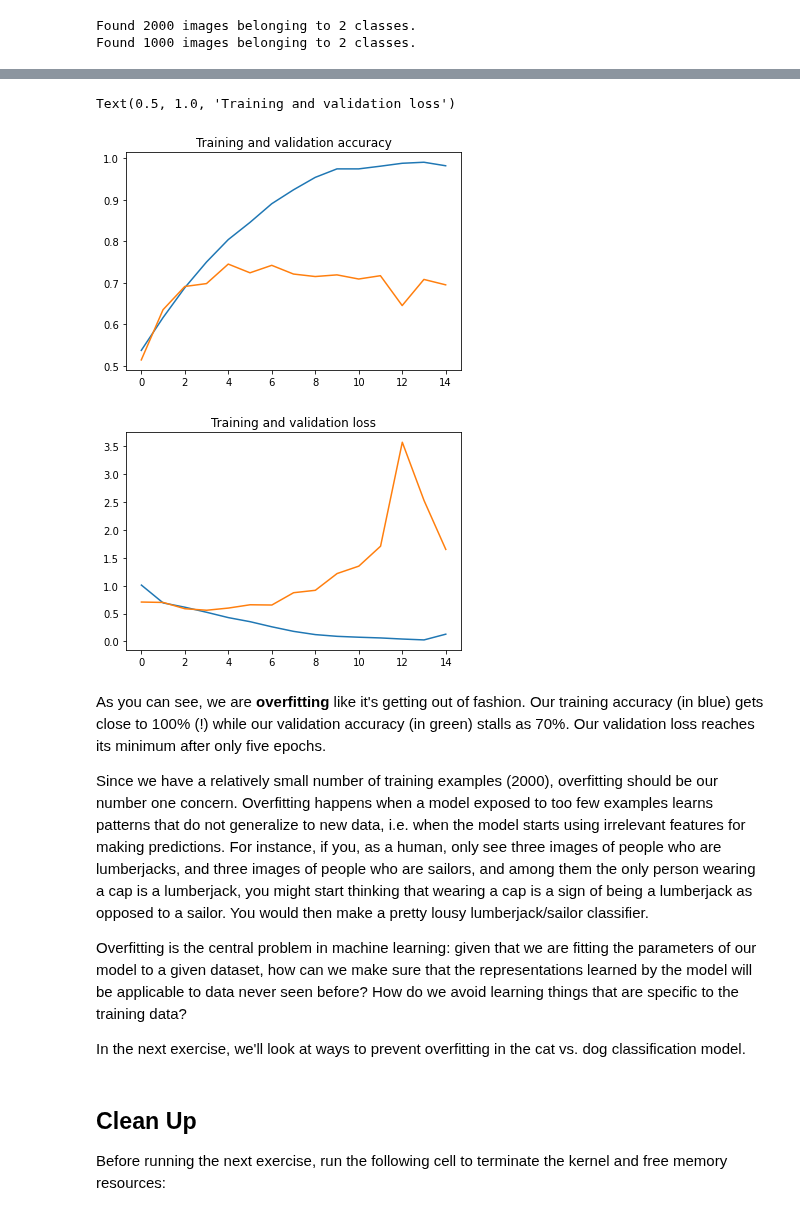
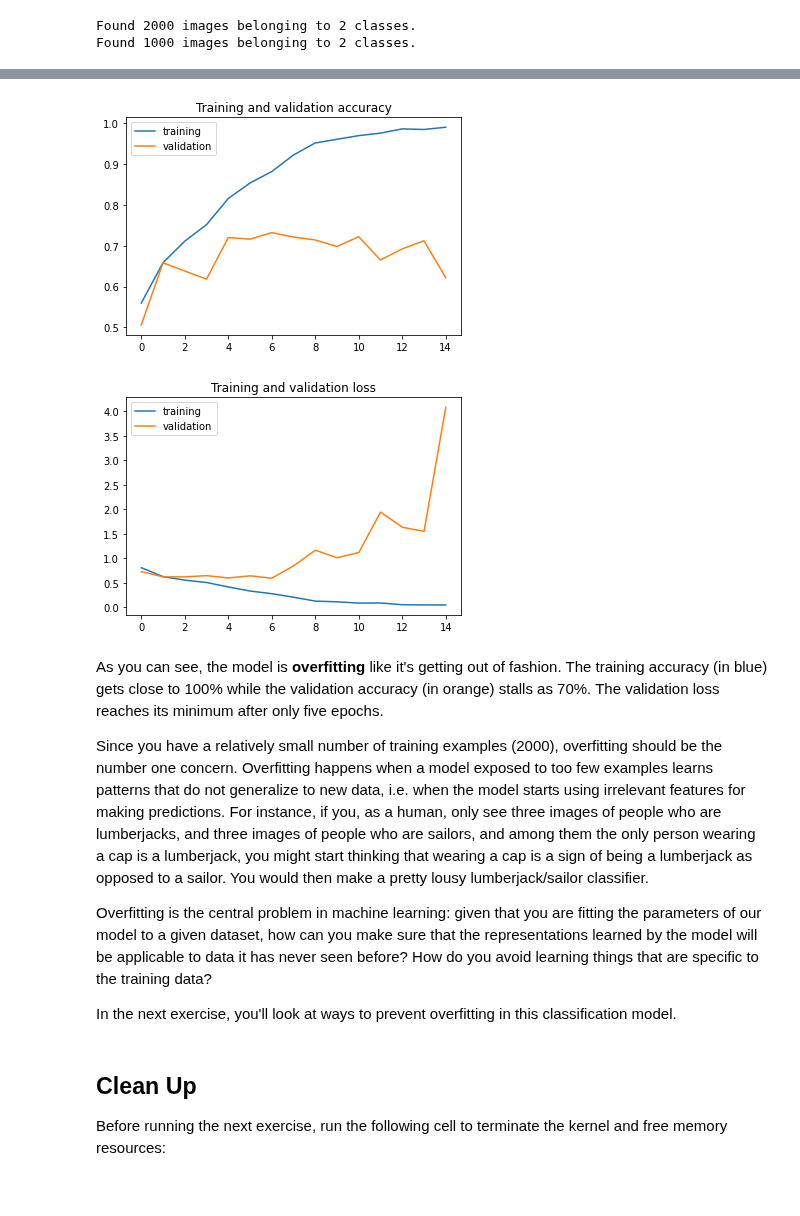
Before and after one commit to ptyadana/Data-Science-and-Machine-Learning-Projects-Dojo, a Jupyter notebook: Tensorflow - DeepLearning.AI - 02.Convolutional Neural Networks in TensorFlow/01_Week_01_Larger_Dataset_Real_World_Scenarios/01_Cats_Dogs_Classification.ipynb, the cells around one changed output, grey strips where cells are left out. Saved outputs shown, nothing was run; the diff lists cells and outputs as text; code cells hidden in the pictures.

```diff
--- a/Tensorflow - DeepLearning.AI - 02.Convolutional Neural Networks in TensorFlow/01_Week_01_Larger_Dataset_Real_World_Scenarios/01_Cats_Dogs_Classification.ipynb
+++ b/Tensorflow - DeepLearning.AI - 02.Convolutional Neural Networks in TensorFlow/01_Week_01_Larger_Dataset_Real_World_Scenarios/01_Cats_Dogs_Classification.ipynb
@@ -67,0 +51,13 @@ Let's define each of these directories:
+# %%
+import os
+
+base_dir = 'cats_and_dogs_filtered'
+
+print('Contents of base directory:')
+print(os.listdir(base_dir))
+
+print('\nContents of train directory:')
+print(os.listdir(f'{base_dir}/train'))
+
+print('\nContenets of validation directory:')
+print(os.listdir(f'{base_dir}/validation'))
@@ -214,9 +220,9 @@ Next, we'll configure the specifications for model training. We will train our m
 # %%
 from tensorflow.keras.optimizers import RMSprop
 
-model.compile(optimizer=RMSprop(lr=0.001),
+model.compile(optimizer=RMSprop(learning_rate=0.001),
               loss='binary_crossentropy',
-              metrics = ['accuracy'])
+              metrics=['accuracy'])
 # %% [markdown]
 ### Data Preprocessing
 
@@ -261,9 +267,11 @@ The Loss and Accuracy are a great indication of progress of training. It's makin
 # %%
-history = model.fit(train_generator,
-                              validation_data=validation_generator,
-                              steps_per_epoch=100,
-                              epochs=15,
-                              validation_steps=50,
-                              verbose=2)
+history = model.fit(
+            train_generator,
+            steps_per_epoch=100,
+            epochs=15,
+            validation_data=validation_generator,
+            validation_steps=50,
+            verbose=2
+            )
 # %% [output]
 Epoch 1/15
@@ -413,41 +458,43 @@ Let's plot the training/validation accuracy and loss as collected during trainin
 # %%
 #-----------------------------------------------------------
 # Retrieve a list of list results on training and test data
 # sets for each training epoch
 #-----------------------------------------------------------
 acc      = history.history[     'accuracy' ]
 val_acc  = history.history[ 'val_accuracy' ]
 loss     = history.history[    'loss' ]
 val_loss = history.history['val_loss' ]
 
 epochs   = range(len(acc)) # Get number of epochs
 
 #------------------------------------------------
 # Plot training and validation accuracy per epoch
 #------------------------------------------------
-plt.plot  ( epochs,     acc )
-plt.plot  ( epochs, val_acc )
+plt.figure()
+plt.plot  ( epochs, acc ,label='training')
+plt.plot  ( epochs, val_acc, label='validation')
 plt.title ('Training and validation accuracy')
-plt.figure()
+plt.legend();
 
 #------------------------------------------------
 # Plot training and validation loss per epoch
 #------------------------------------------------
-plt.plot  ( epochs,     loss )
-plt.plot  ( epochs, val_loss )
+plt.figure()
+plt.plot  ( epochs,     loss ,label='training')
+plt.plot  ( epochs, val_loss ,label='validation')
 plt.title ('Training and validation loss'   )
+plt.legend();
 # %% [output]
-Text(0.5, 1.0, 'Training and validation loss')
-[figure, old version]
+[figure, new version]
-[figure, old version]
+[figure, new version]
 # %% [markdown]
-As you can see, we are **overfitting** like it's getting out of fashion. Our training accuracy (in blue) gets close to 100% (!) while our validation accuracy (in green) stalls as 70%. Our validation loss reaches its minimum after only five epochs.
+As you can see, the model is **overfitting** like it's getting out of fashion. The training accuracy (in blue) gets close to 100% while the validation accuracy (in orange) stalls as 70%. The validation loss reaches its minimum after only five epochs.
 
-Since we have a relatively small number of training examples (2000), overfitting should be our number one concern. Overfitting happens when a model exposed to too few examples learns patterns that do not generalize to new data, i.e. when the model starts using irrelevant features for making predictions. For instance, if you, as a human, only see three images of people who are lumberjacks, and three images of people who are sailors, and among them the only person wearing a cap is a lumberjack, you might start thinking that wearing a cap is a sign of being a lumberjack as opposed to a sailor. You would then make a pretty lousy lumberjack/sailor classifier.
+Since you have a relatively small number of training examples (2000), overfitting should be the number one concern. Overfitting happens when a model exposed to too few examples learns patterns that do not generalize to new data, i.e. when the model starts using irrelevant features for making predictions. For instance, if you, as a human, only see three images of people who are lumberjacks, and three images of people who are sailors, and among them the only person wearing a cap is a lumberjack, you might start thinking that wearing a cap is a sign of being a lumberjack as opposed to a sailor. You would then make a pretty lousy lumberjack/sailor classifier.
 
-Overfitting is the central problem in machine learning: given that we are fitting the parameters of our model to a given dataset, how can we make sure that the representations learned by the model will be applicable to data never seen before? How do we avoid learning things that are specific to the training data?
+Overfitting is the central problem in machine learning: given that you are fitting the parameters of our model to a given dataset, how can you make sure that the representations learned by the model will be applicable to data it has never seen before? How do you avoid learning things that are specific to the training data?
 
-In the next exercise, we'll look at ways to prevent overfitting in the cat vs. dog classification model.
+In the next exercise, you'll look at ways to prevent overfitting in this classification model.
 # %% [markdown]
 ## Clean Up
 
```
Also changed, not shown: parts of 46 cells of this notebook, 14 other files.
